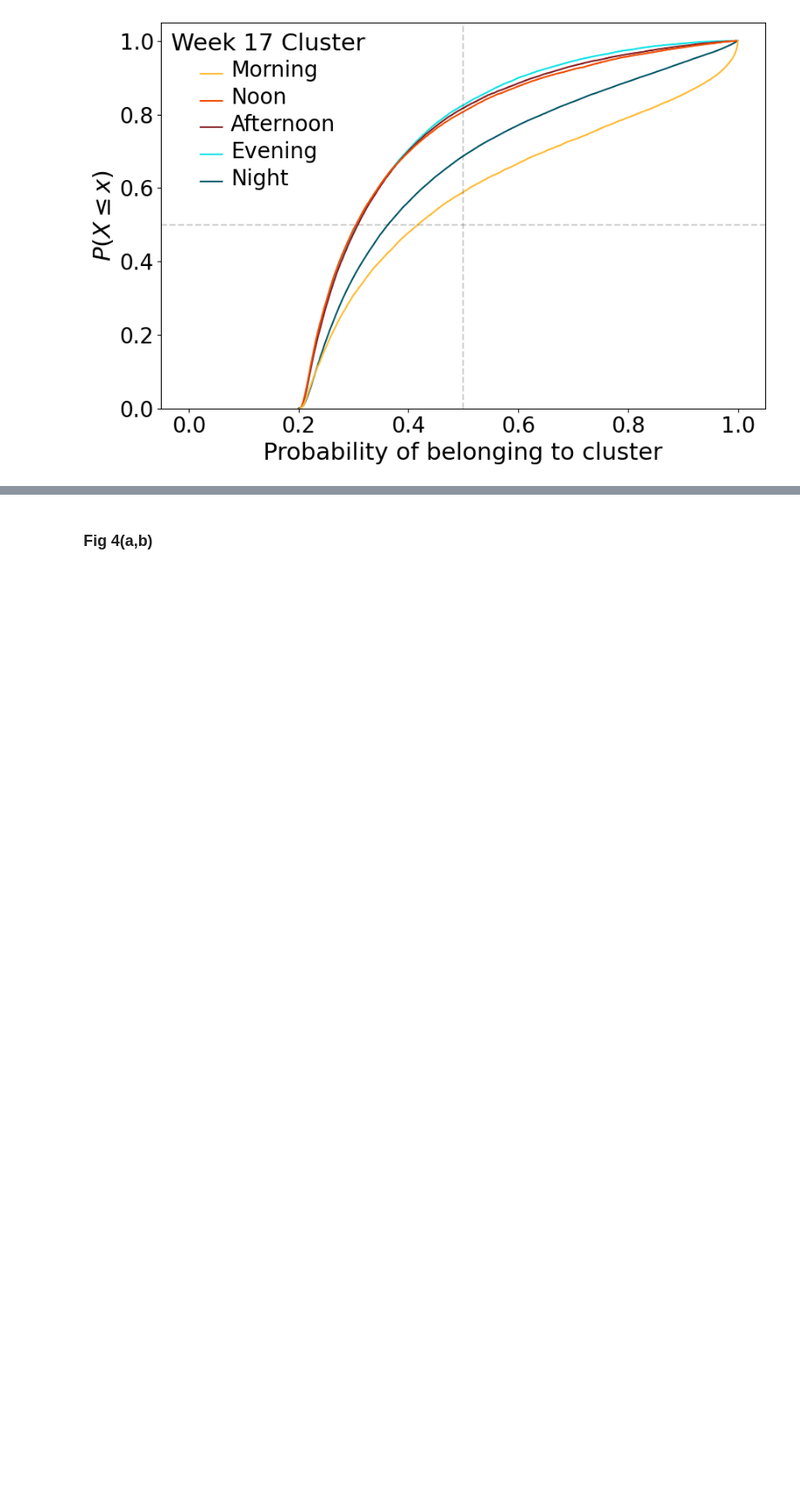
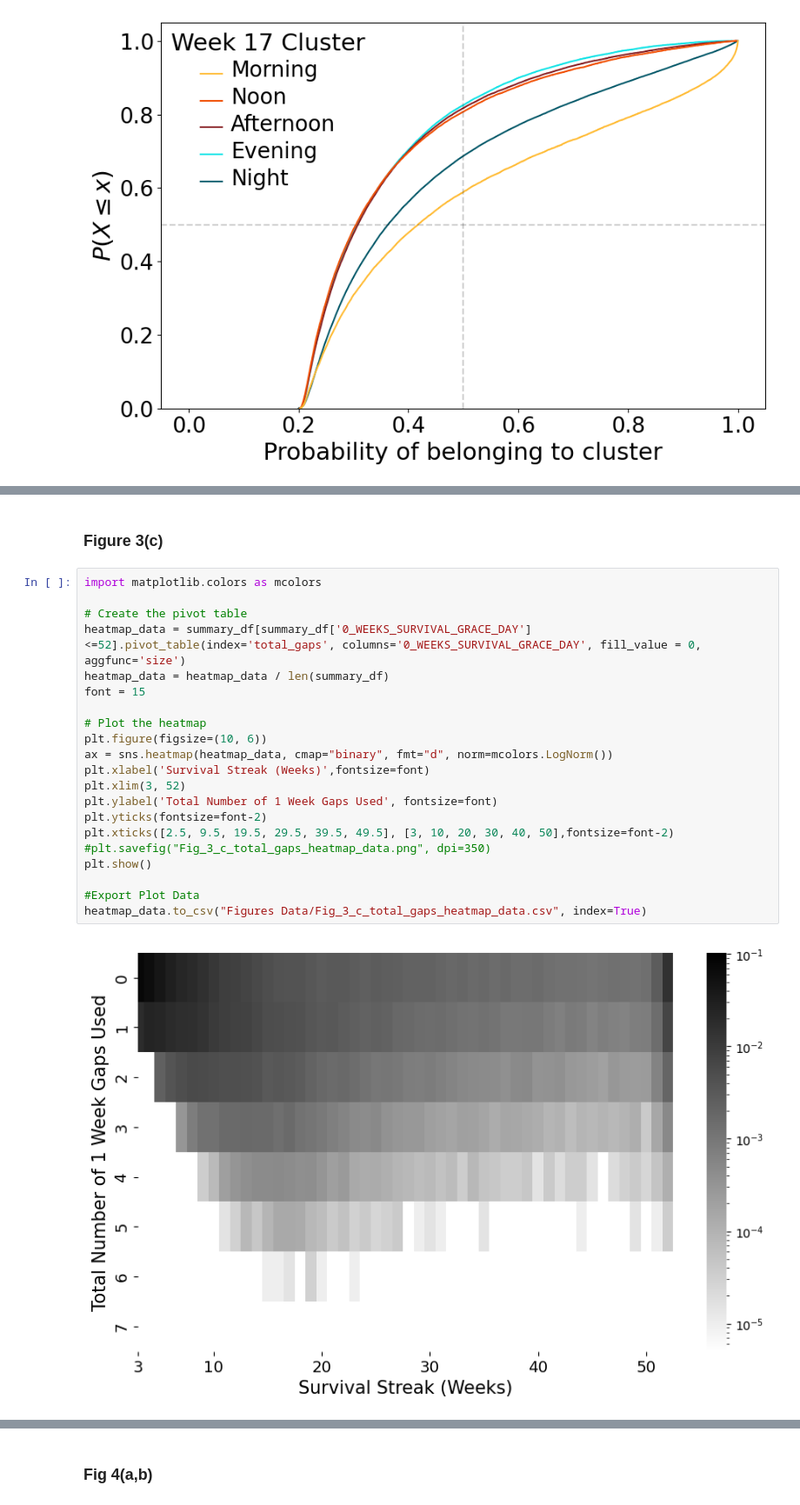
Before and after one commit to egedemirci/From-Occasional-to-Steady-Habit-Formation-Insights-From-a-Comprehensive-Fitness-Study, a Jupyter notebook: Figures.ipynb, the cells around one changed output, grey strips where cells are left out. Shown at 87% size. Cells and saved outputs as stored; diff of their text form; blank space fills up the shorter version.

```diff
--- a/Figures.ipynb
+++ b/Figures.ipynb
@@ -567,0 +877,25 @@ plt.close()
+# %% [markdown]
+### Figure 3(c)
+# %%
+import matplotlib.colors as mcolors
+
+# Create the pivot table
+heatmap_data = summary_df[summary_df['0_WEEKS_SURVIVAL_GRACE_DAY'] <=52].pivot_table(index='total_gaps', columns='0_WEEKS_SURVIVAL_GRACE_DAY', fill_value = 0, aggfunc='size')
+heatmap_data = heatmap_data / len(summary_df)
+font = 15
+
+# Plot the heatmap
+plt.figure(figsize=(10, 6))
+ax = sns.heatmap(heatmap_data, cmap="binary", fmt="d", norm=mcolors.LogNorm())
+plt.xlabel('Survival Streak (Weeks)',fontsize=font)
+plt.xlim(3, 52)
+plt.ylabel('Total Number of 1 Week Gaps Used', fontsize=font)
+plt.yticks(fontsize=font-2)
+plt.xticks([2.5, 9.5, 19.5, 29.5, 39.5, 49.5], [3, 10, 20, 30, 40, 50],fontsize=font-2)
+#plt.savefig("Fig_3_c_total_gaps_heatmap_data.png", dpi=350)
+plt.show()
+
+#Export Plot Data
+heatmap_data.to_csv("Figures Data/Fig_3_c_total_gaps_heatmap_data.csv", index=True)
+# %% [output]
+[figure, added]
```
Also changed, not shown: parts of 12 cells of this notebook, 5 other files.
